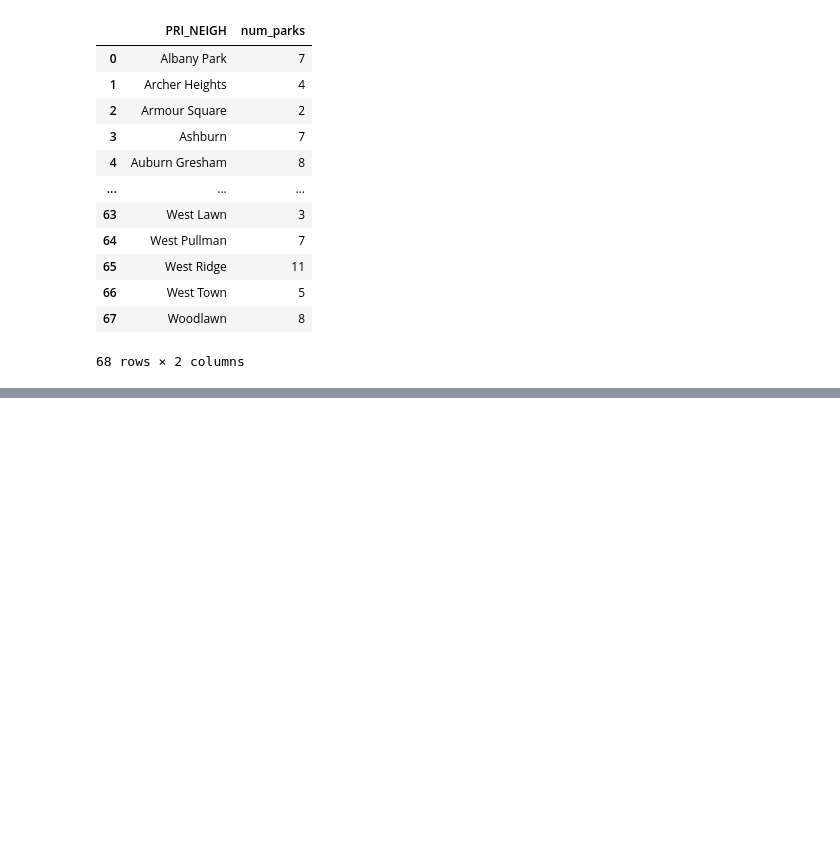
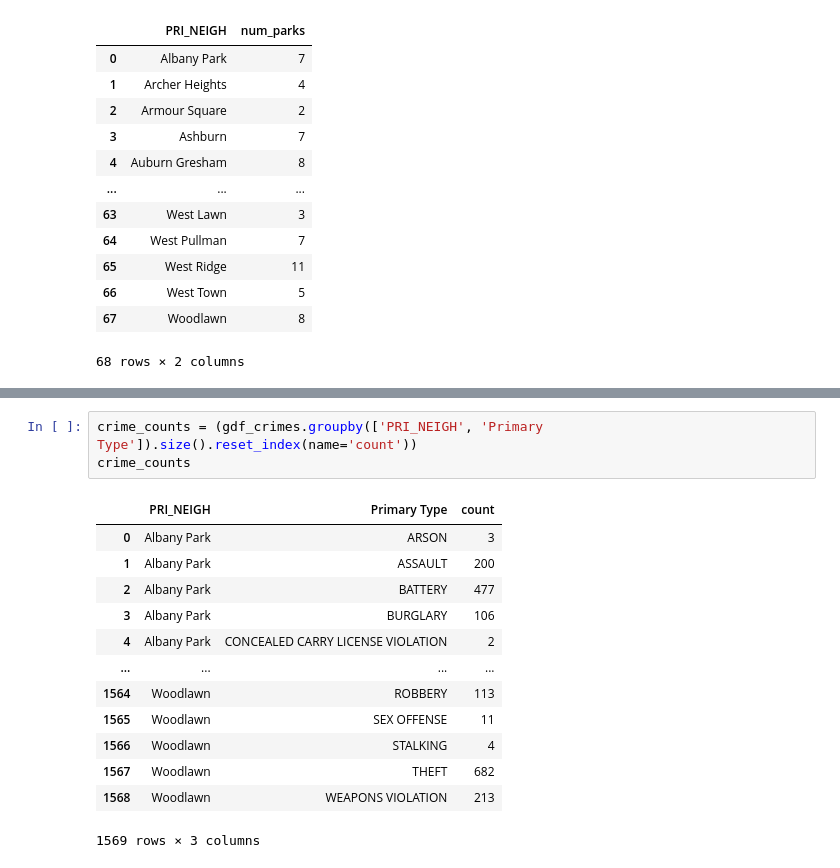
Before and after one commit to meganwood4/is477_megan_rachel, a Jupyter notebook: final_project.ipynb, the cells around one changed output, grey strips where cells are left out. Saved outputs shown, nothing was run; the diff lists cells and outputs as text; blank space fills up the shorter version.

```diff
--- a/final_project.ipynb
+++ b/final_project.ipynb
@@ -340,0 +365,17 @@ parks_per_neighborhood
+# %%
+crime_counts = (gdf_crimes.groupby(['PRI_NEIGH', 'Primary Type']).size().reset_index(name='count'))
+crime_counts
+# %% [output]
+|  | PRI_NEIGH | Primary Type | count |
+| 0 | Albany Park | ARSON | 3 |
+| 1 | Albany Park | ASSAULT | 200 |
+| 2 | Albany Park | BATTERY | 477 |
+| 3 | Albany Park | BURGLARY | 106 |
+| 4 | Albany Park | CONCEALED CARRY LICENSE VIOLATION | 2 |
+| ... | ... | ... | ... |
+| 1564 | Woodlawn | ROBBERY | 113 |
+| 1565 | Woodlawn | SEX OFFENSE | 11 |
+| 1566 | Woodlawn | STALKING | 4 |
+| 1567 | Woodlawn | THEFT | 682 |
+| 1568 | Woodlawn | WEAPONS VIOLATION | 213 |
+1569 rows × 3 columns
```
Also changed, not shown: parts of 3 cells of this notebook.
